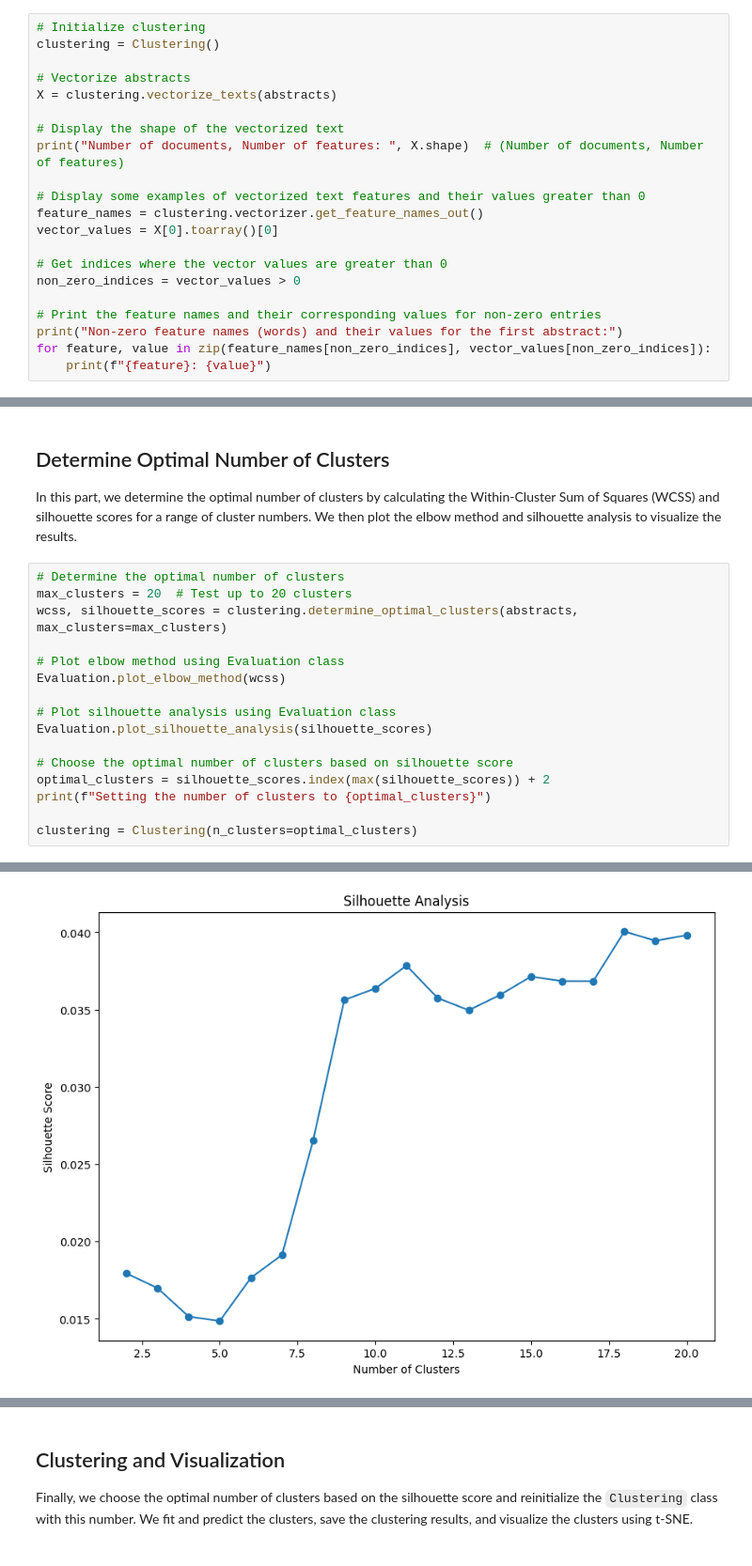
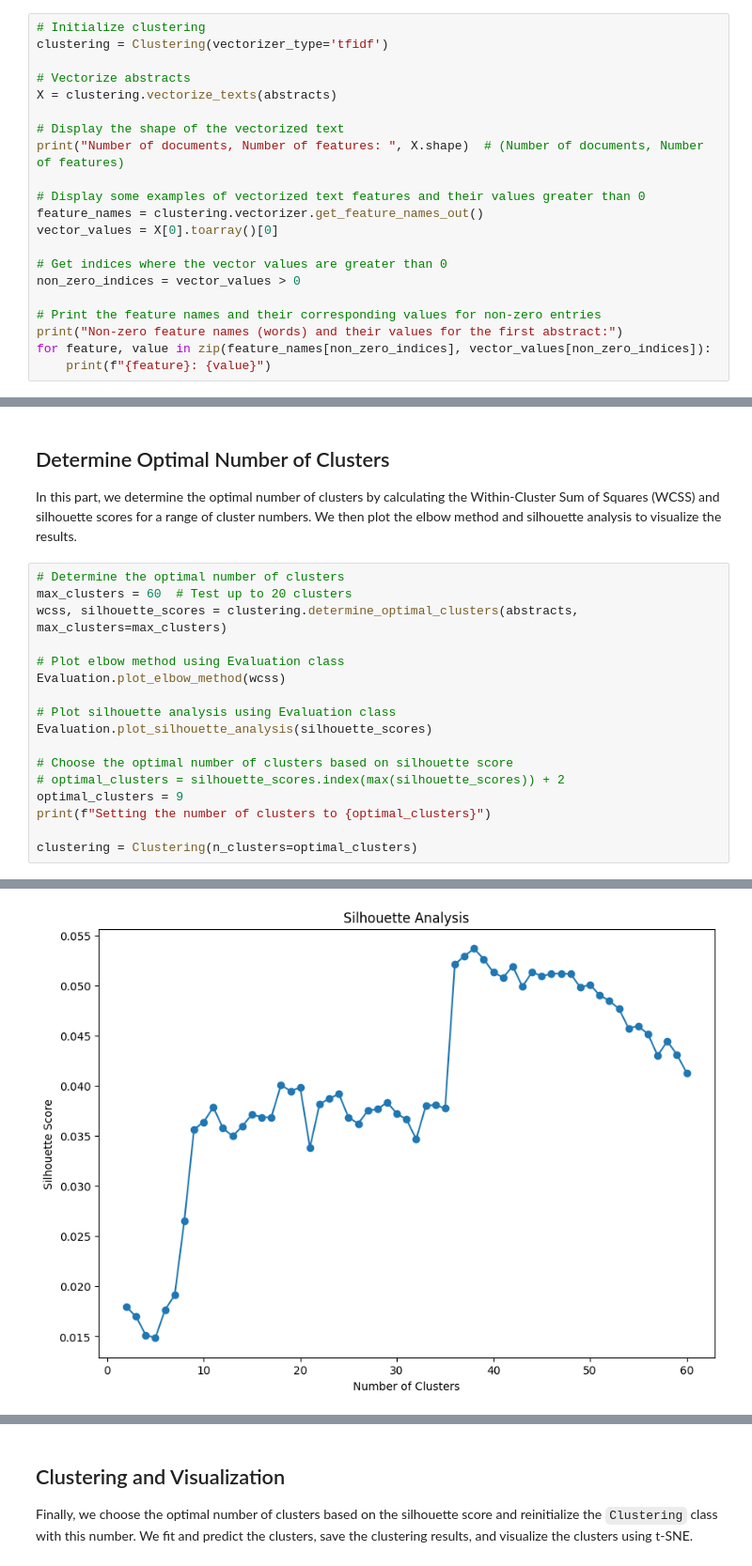
Before and after one commit to wuzikang961215/ResearchPaperClustering, a Jupyter notebook: ResearchPaperClustering.ipynb, the cells around one changed output, grey strips where cells are left out. Shown at 94% size. Cells and saved outputs as stored; diff of their text form.

```diff
--- a/ResearchPaperClustering.ipynb
+++ b/ResearchPaperClustering.ipynb
@@ -87,7 +87,7 @@ among carbon nanomaterials family fluorescent carbon dot emerged significant mem
 Next, we initialize the `Clustering` class and vectorize the abstracts using the TF-IDF vectorizer. We then display the shape of the vectorized text and some examples of vectorized text features and their values.
 # %%
 # Initialize clustering
-clustering = Clustering()
+clustering = Clustering(vectorizer_type='tfidf')
 
 # Vectorize abstracts
 X = clustering.vectorize_texts(abstracts)
@@ -130,7 +114,7 @@ way: 0.08024167030871193
 In this part, we determine the optimal number of clusters by calculating the Within-Cluster Sum of Squares (WCSS) and silhouette scores for a range of cluster numbers. We then plot the elbow method and silhouette analysis to visualize the results.
 # %%
 # Determine the optimal number of clusters
-max_clusters = 20  # Test up to 20 clusters
+max_clusters = 60  # Test up to 20 clusters
 wcss, silhouette_scores = clustering.determine_optimal_clusters(abstracts, max_clusters=max_clusters)
 
 # Plot elbow method using Evaluation class
@@ -140,7 +124,8 @@ Evaluation.plot_elbow_method(wcss)
 Evaluation.plot_silhouette_analysis(silhouette_scores)
 
 # Choose the optimal number of clusters based on silhouette score
-optimal_clusters = silhouette_scores.index(max(silhouette_scores)) + 2
+# optimal_clusters = silhouette_scores.index(max(silhouette_scores)) + 2
+optimal_clusters = 9
 print(f"Setting the number of clusters to {optimal_clusters}")
 
 clustering = Clustering(n_clusters=optimal_clusters)
@@ -149 +134 @@ clustering = Clustering(n_clusters=optimal_clusters)
-[figure, old version]
+[figure, new version]
```
Also changed, not shown: parts of 5 cells of this notebook, 17 other files.
